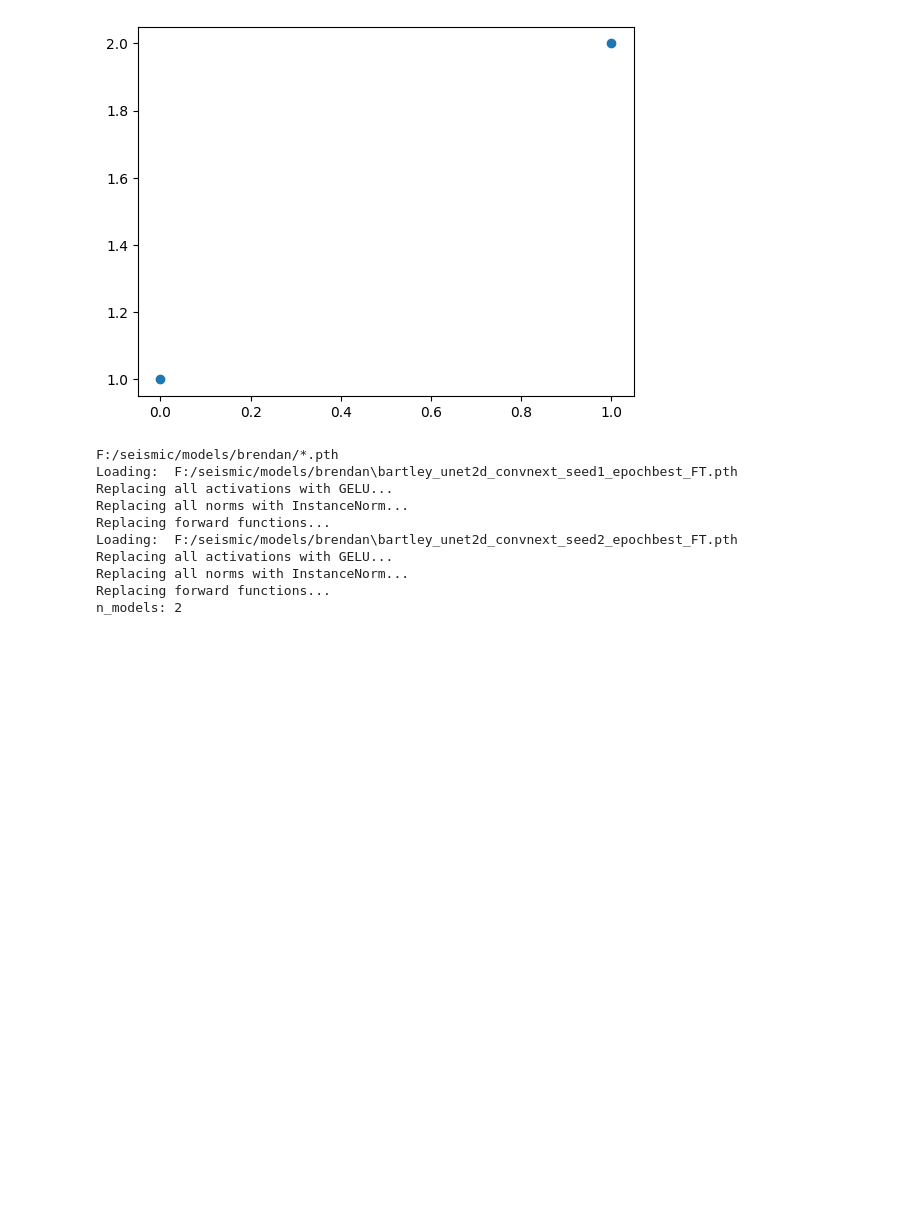
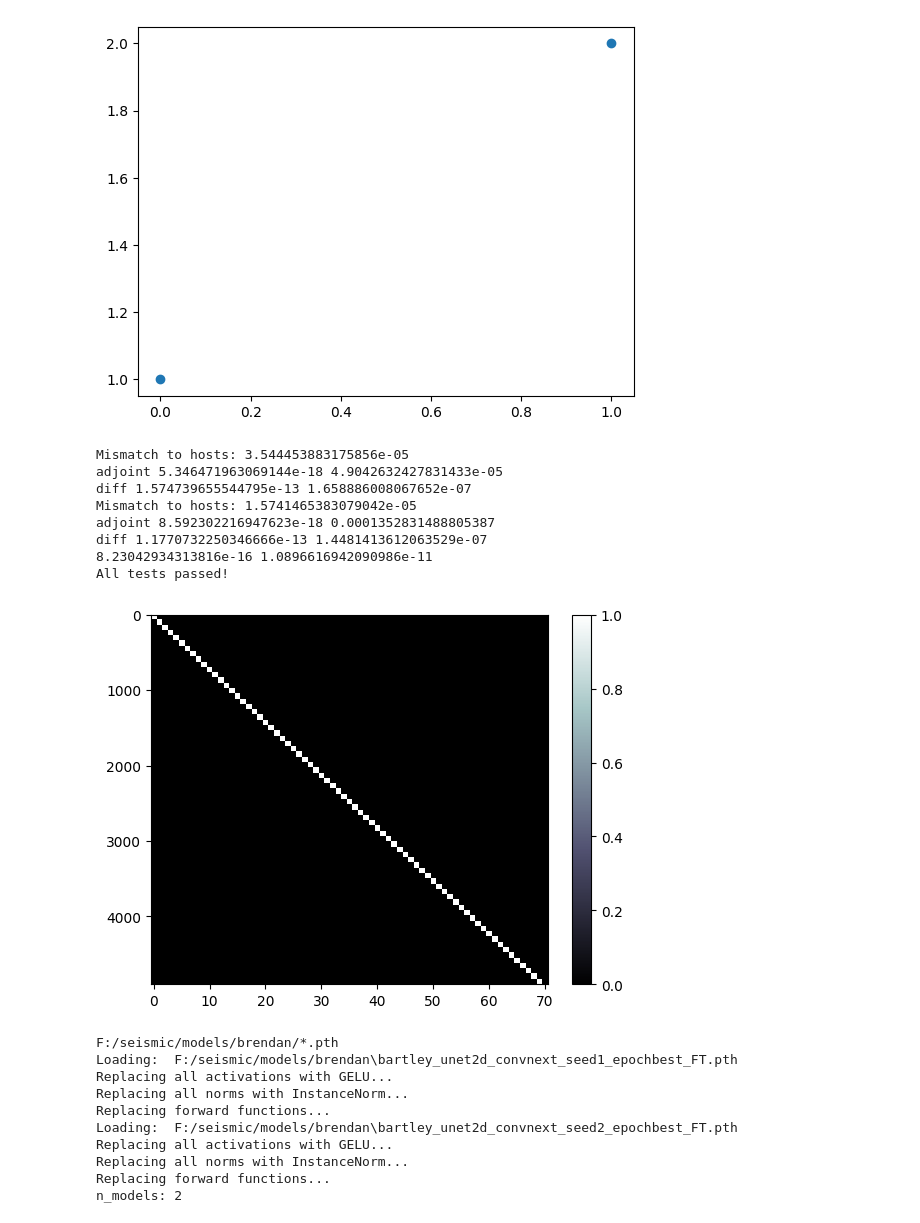
Before and after one commit to jcottaar/seismic, a Jupyter notebook: analysis/seis-playground.ipynb, the cells around one changed output. Drawn from its saved outputs; the diff is of its cells as text; code cells hidden in the pictures; blank space fills up the shorter version.

```diff
--- a/analysis/seis-playground.ipynb
+++ b/analysis/seis-playground.ipynb
@@ -31,0 +24,14 @@ data_flatvel = data_flatvel[::100]
+# %%
+%%time
+import seis_test
+seis_test.run_all_tests()
+# %% [output]
+Mismatch to hosts: 3.544453883175856e-05
+adjoint 5.346471963069144e-18 4.9042632427831433e-05
+diff 1.574739655544795e-13 1.658886008067652e-07
+Mismatch to hosts: 1.5741465383079042e-05
+adjoint 8.592302216947623e-18 0.0001352831488805387
+diff 1.1770732250346666e-13 1.4481413612063529e-07
+8.23042934313816e-16 1.0896616942090986e-11
+All tests passed!
+[figure, added]
```
Also changed, not shown: parts of 9 cells of this notebook, 6 other files.
